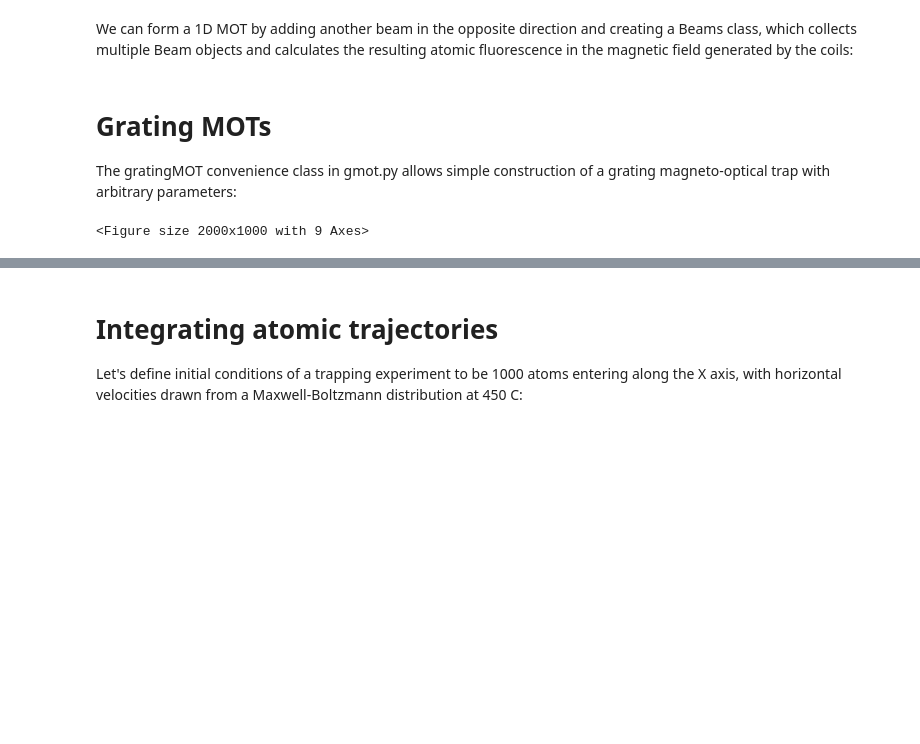
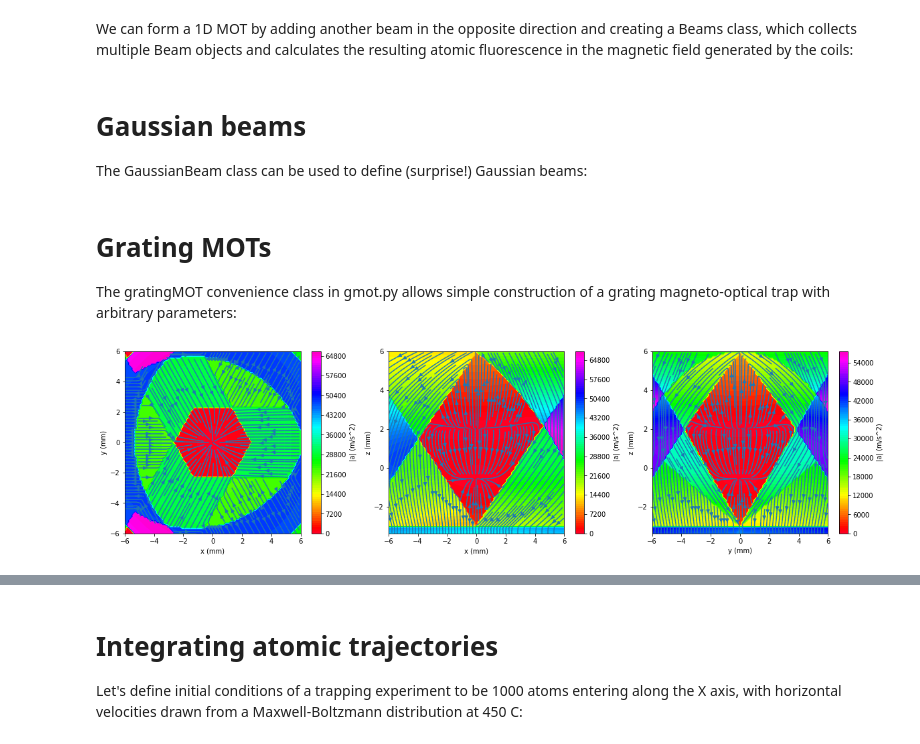
Before and after one commit to robertfasano/MOTorNOT, a Jupyter notebook: tutorials/Guide.ipynb, the cells around one changed output, grey strips where cells are left out. Drawn from its saved outputs; the diff is of its cells as text; code cells hidden in the pictures; blank space fills up the shorter version.

```diff
--- a/tutorials/Guide.ipynb
+++ b/tutorials/Guide.ipynb
@@ -67,0 +64,3 @@ beams = Beams([beam, beam2], field = coils.field)
+# %% [markdown]
+# Gaussian beams
+The GaussianBeam class can be used to define (surprise!) Gaussian beams:
@@ -71,17 +100,21 @@ The gratingMOT convenience class in gmot.py allows simple construction of a grat
 # %%
 from MOTorNOT.gmot import gratingMOT
 period = 600e-9        # 600 nm groove spacing
 wavelength = 399e-9    # 399 nm wavelength
-linewidth = 26e6
+linewidth = 29e6
 
-gmot = gratingMOT({'position': 4.5e-3,
+gmot = gratingMOT({'position': 3e-3,
                    'alpha': np.arcsin(wavelength/period),
-                   'radius': 6e-3,
+                   'radius': 8e-3,
                    'field': coils.field,
-                   'power': 10e-3,
+                   'power': 20e-3,
                    'detuning': -linewidth/2,
                    'polarization': -1,
-                   'R1': 1/3})
+                   'R1': 0.33},
+                  show_incident=True,
+                  show_positive=True,
+                  show_negative=True
+                )
 gmot.plot()
 # %% [output]
-<Figure size 2000x1000 with 9 Axes>
+[figure, added]
```
Also changed, not shown: parts of 9 cells of this notebook.
